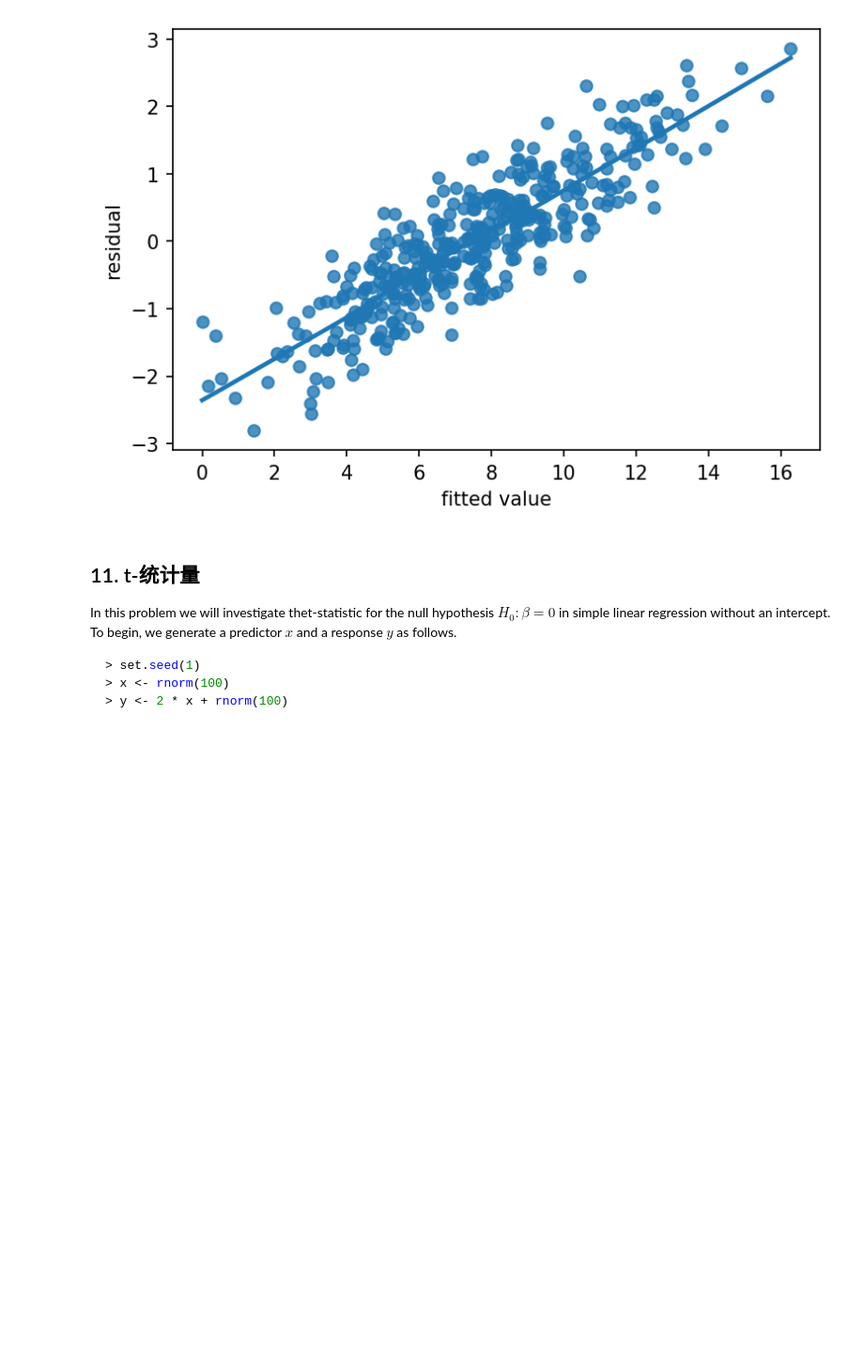
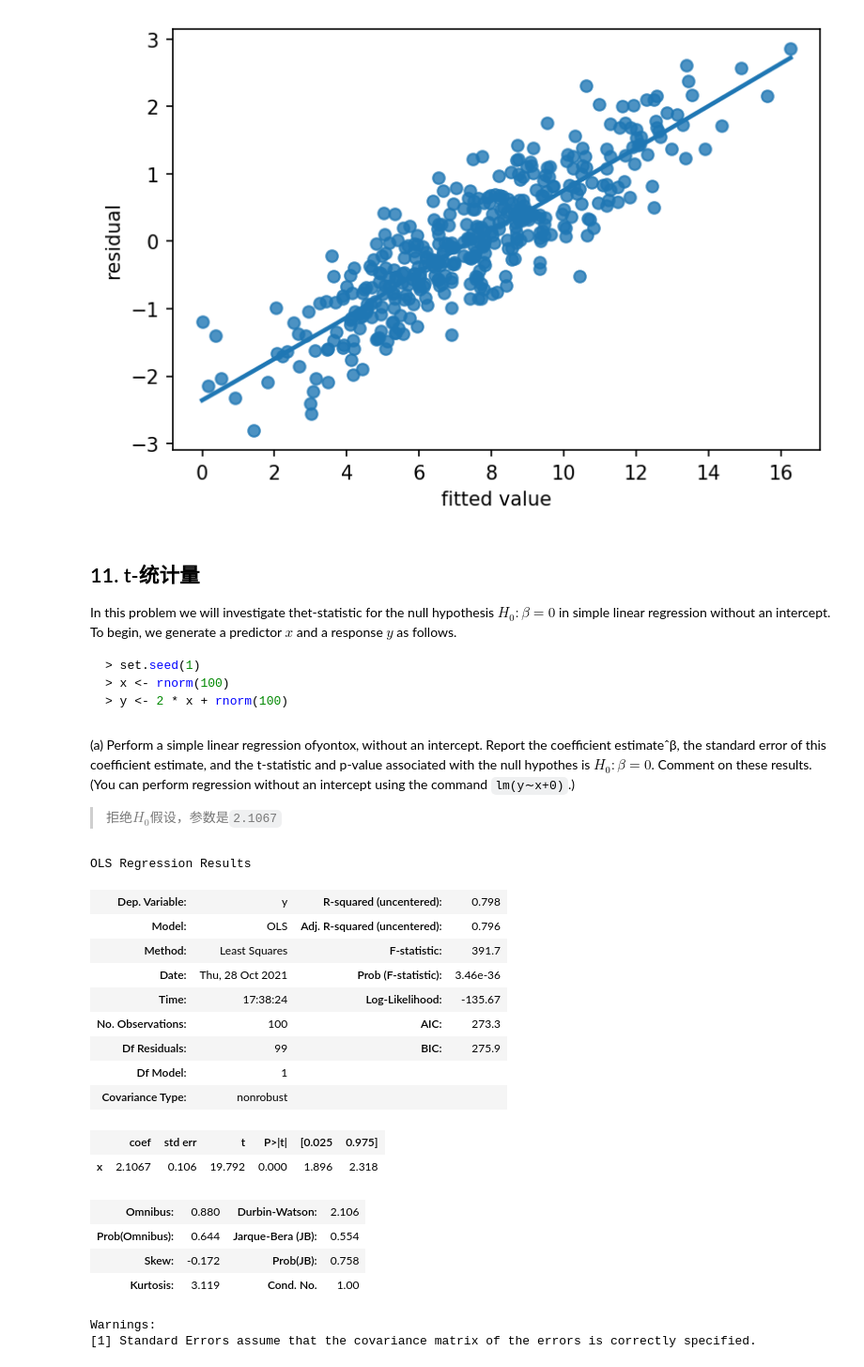
Before and after one commit to threecifanggen/data-science-learning, a Jupyter notebook: an_introduction_to_statistical_learning/chapter_3.ipynb, the cells around one changed output. Shown at 94% size. Drawn from its saved outputs; the diff is of its cells as text; code cells hidden in the pictures; blank space fills up the shorter version.

```diff
--- a/an_introduction_to_statistical_learning/chapter_3.ipynb
+++ b/an_introduction_to_statistical_learning/chapter_3.ipynb
@@ -370,3 +367,31 @@ In this problem we will investigate thet-statistic for the null hypothesis $H_0:
 np.random.seed(seed=1)
 x = norm.rvs(size=100)
 y = 2 * x + norm.rvs(size=100)
+# %% [markdown]
+(a) Perform a simple linear regression ofyontox, without an intercept. Report the coefficient estimateˆβ, the standard error of this coefficient estimate, and the t-statistic and p-value associated with the null hypothes is $H_0:β= 0$. Comment on these results. (You can perform regression without an intercept using the command `lm(y∼x+0)`.)
+
+> 拒绝$H_0$假设，参数是`2.1067`
+# %%
+t_df = pd.DataFrame({'x': x, 'y': y})
+
+t_model = smf.ols("y ~ x + 0", t_df).fit()
+t_model.summary()
+# %% [output]
+OLS Regression Results
+| Dep. Variable: | y | R-squared (uncentered): | 0.798 |
+| Model: | OLS | Adj. R-squared (uncentered): | 0.796 |
+| Method: | Least Squares | F-statistic: | 391.7 |
+| Date: | Thu, 28 Oct 2021 | Prob (F-statistic): | 3.46e-36 |
+| Time: | 17:38:24 | Log-Likelihood: | -135.67 |
+| No. Observations: | 100 | AIC: | 273.3 |
+| Df Residuals: | 99 | BIC: | 275.9 |
+| Df Model: | 1 |  |  |
+| Covariance Type: | nonrobust |  |  |
+|  | coef | std err | t | P>|t| | [0.025 | 0.975] |
+| x | 2.1067 | 0.106 | 19.792 | 0.000 | 1.896 | 2.318 |
+| Omnibus: | 0.880 | Durbin-Watson: | 2.106 |
+| Prob(Omnibus): | 0.644 | Jarque-Bera (JB): | 0.554 |
+| Skew: | -0.172 | Prob(JB): | 0.758 |
+| Kurtosis: | 3.119 | Cond. No. | 1.00 |
+Warnings:
+[1] Standard Errors assume that the covariance matrix of the errors is correctly specified.
```
Also changed, not shown: parts of 8 cells of this notebook.
